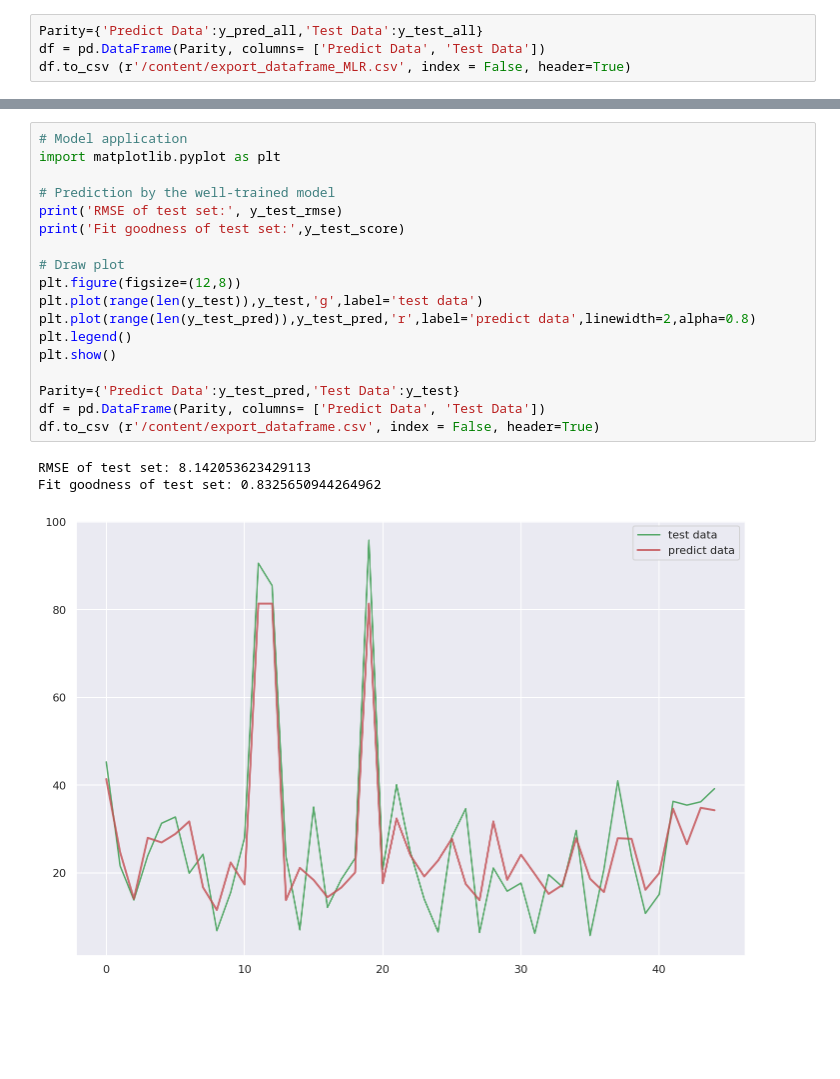
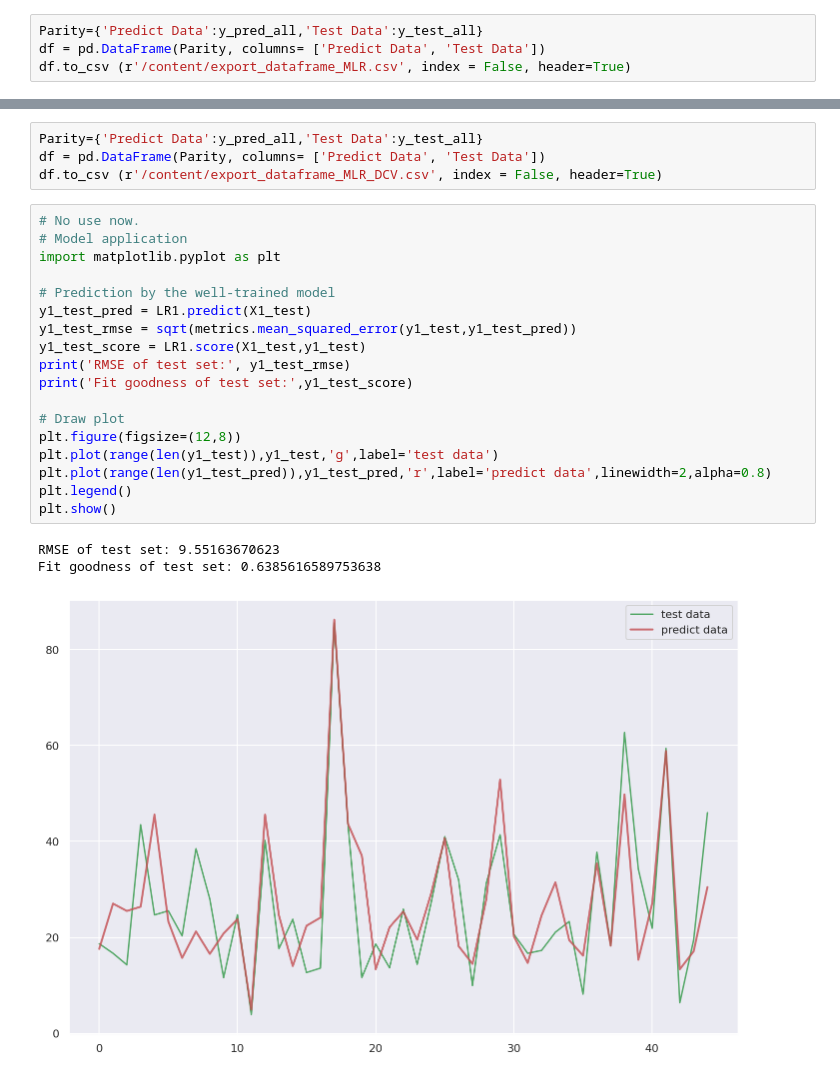
Before and after one commit to 693080593/research, a Jupyter notebook: [2]_cHB_Mcl_KFold.ipynb, the cells around one changed output, grey strips where cells are left out. Cells and saved outputs as stored; diff of their text form; blank space fills up the shorter version.

```diff
--- a/[2]_cHB_Mcl_KFold.ipynb
+++ b/[2]_cHB_Mcl_KFold.ipynb
@@ -485,22 +1054,26 @@ df.to_csv (r'/content/export_dataframe_MLR.csv', index = False, header=True)
+# %%
+Parity={'Predict Data':y_pred_all,'Test Data':y_test_all}
+df = pd.DataFrame(Parity, columns= ['Predict Data', 'Test Data'])
+df.to_csv (r'/content/export_dataframe_MLR_DCV.csv', index = False, header=True)
 # %%
+# No use now.
 # Model application
 import matplotlib.pyplot as plt
 
 # Prediction by the well-trained model
-print('RMSE of test set:', y_test_rmse)
-print('Fit goodness of test set:',y_test_score)
+y1_test_pred = LR1.predict(X1_test)
+y1_test_rmse = sqrt(metrics.mean_squared_error(y1_test,y1_test_pred))
+y1_test_score = LR1.score(X1_test,y1_test)
+print('RMSE of test set:', y1_test_rmse)
+print('Fit goodness of test set:',y1_test_score)
 
 # Draw plot
 plt.figure(figsize=(12,8))
-plt.plot(range(len(y_test)),y_test,'g',label='test data')
-plt.plot(range(len(y_test_pred)),y_test_pred,'r',label='predict data',linewidth=2,alpha=0.8)
+plt.plot(range(len(y1_test)),y1_test,'g',label='test data')
+plt.plot(range(len(y1_test_pred)),y1_test_pred,'r',label='predict data',linewidth=2,alpha=0.8)
 plt.legend()
 plt.show()
-
-Parity={'Predict Data':y_test_pred,'Test Data':y_test}
-df = pd.DataFrame(Parity, columns= ['Predict Data', 'Test Data'])
-df.to_csv (r'/content/export_dataframe.csv', index = False, header=True)
 # %% [output]
-RMSE of test set: 8.142053623429113
-Fit goodness of test set: 0.8325650944264962
+RMSE of test set: 9.55163670623
+Fit goodness of test set: 0.6385616589753638
-[figure, old version]
+[figure, new version]
```
Also changed, not shown: parts of 18 cells of this notebook.
